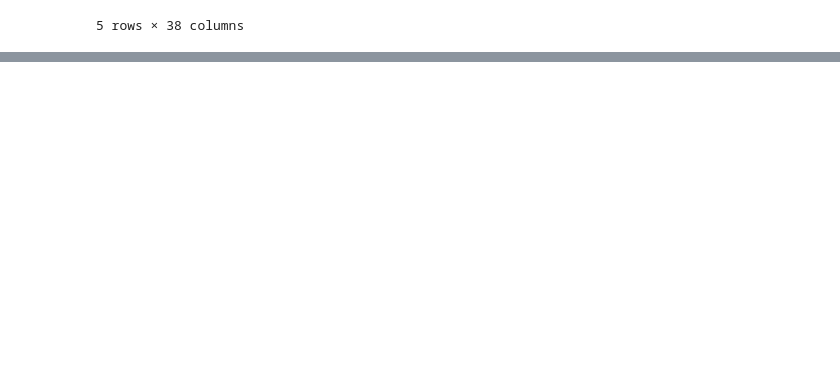
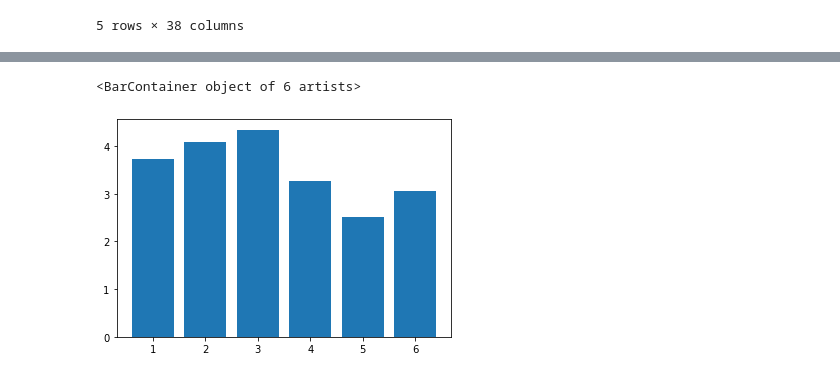
Before and after one commit to adfelt/Star-Wars-Survey, a Jupyter notebook: star_wars_survey.ipynb, the cells around one changed output, grey strips where cells are left out. Drawn from its saved outputs; the diff is of its cells as text; code cells hidden in the pictures; blank space fills up the shorter version.

Commit message:
Feat: Added bar chart showing movie rankings

```diff
--- a/star_wars_survey.ipynb
+++ b/star_wars_survey.ipynb
@@ -99,0 +110,8 @@ star_wars = star_wars.rename(columns={'Please rank the Star Wars films in order
+# %%
+import matplotlib.pyplot as plt
+%matplotlib inline
+
+plt.bar(range(1,7), star_wars.iloc[:,9:15].mean())
+# %% [output]
+<BarContainer object of 6 artists>
+[figure, added]
```
Also changed, not shown: parts of 1 cell of this notebook.
